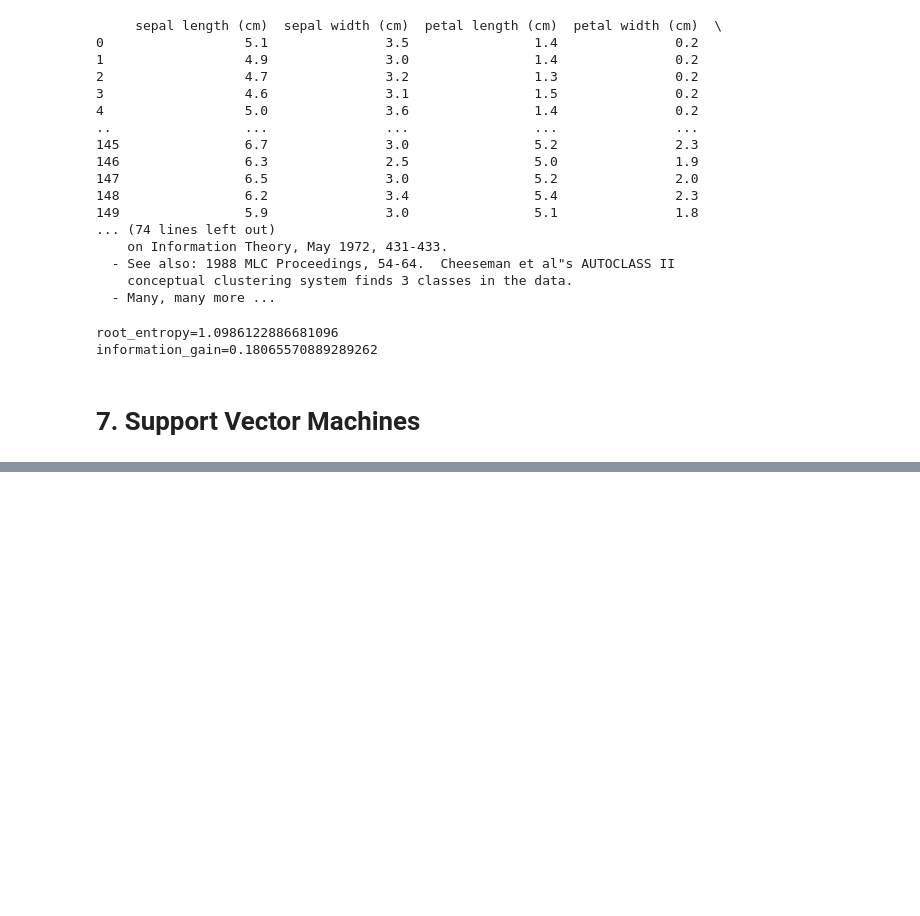
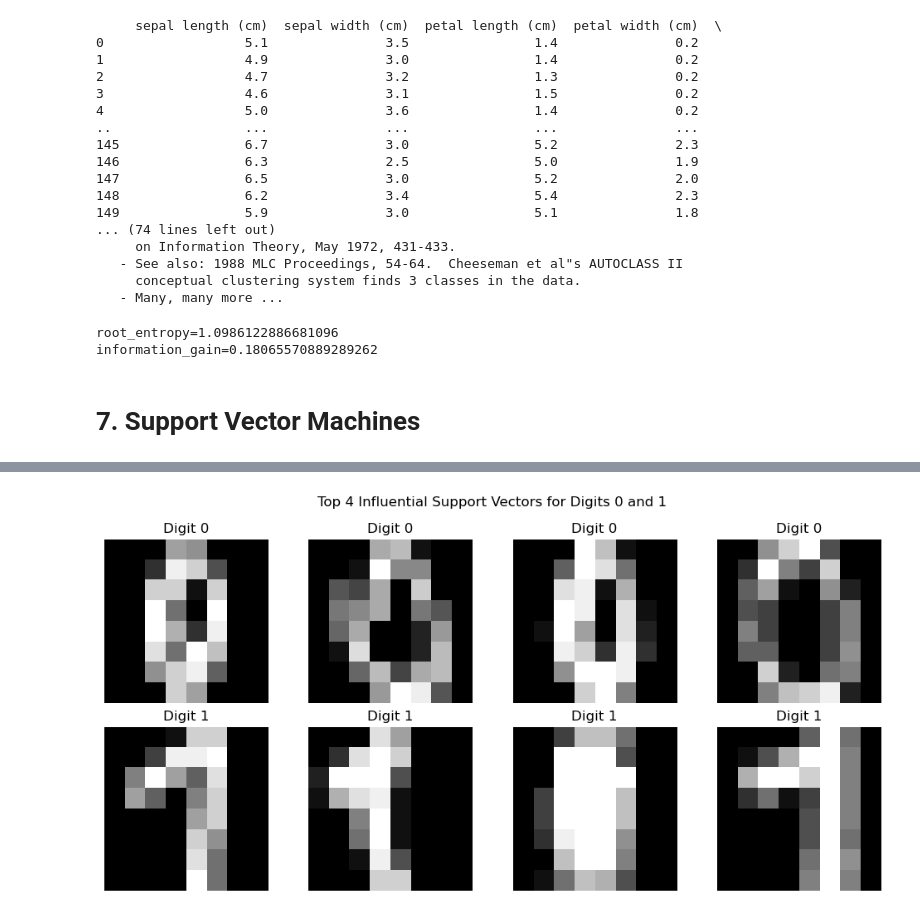
Before and after one commit to giga3132/ml_homework, a Jupyter notebook: homework_1_setup.ipynb, the cells around one changed output, grey strips where cells are left out. Saved outputs shown, nothing was run; the diff lists cells and outputs as text; code cells hidden in the pictures; blank space fills up the shorter version.

Commit message:
7d plot

```diff
--- a/homework_1_setup.ipynb
+++ b/homework_1_setup.ipynb
@@ -631,0 +631,27 @@ Total support vectors: 62
+# %%
+
+support_vectors = X_train[support_indices]
+dual_coefs = np.abs(svm.dual_coef_[0])  # shape (n_support_vectors,)
+
+# Filter for class 0 and 1 support vectors
+filtered_sv = support_vectors[mask_01]
+filtered_duals = dual_coefs[mask_01]
+
+fig, axs = plt.subplots(2, 4, figsize=(10, 5))
+for i, digit in enumerate([0, 1]):
+    # Mask and sort by influence
+    mask = (support_labels_01 == digit)
+    top_indices = np.argsort(filtered_duals[mask])[::-1][:4]
+    top_sv = filtered_sv[mask][top_indices]
+
+    # Plot the top 4 support vectors
+    for j, sv in enumerate(top_sv):
+        axs[i, j].imshow(sv.reshape(8, 8), cmap='gray')
+        axs[i, j].axis('off')
+        axs[i, j].set_title(f'Digit {digit}')
+
+plt.suptitle("Top 4 Influential Support Vectors for Digits 0 and 1")
+plt.tight_layout()
+plt.show()
+# %% [output]
+[figure, added]
```
Also changed, not shown: parts of 7 cells of this notebook.
